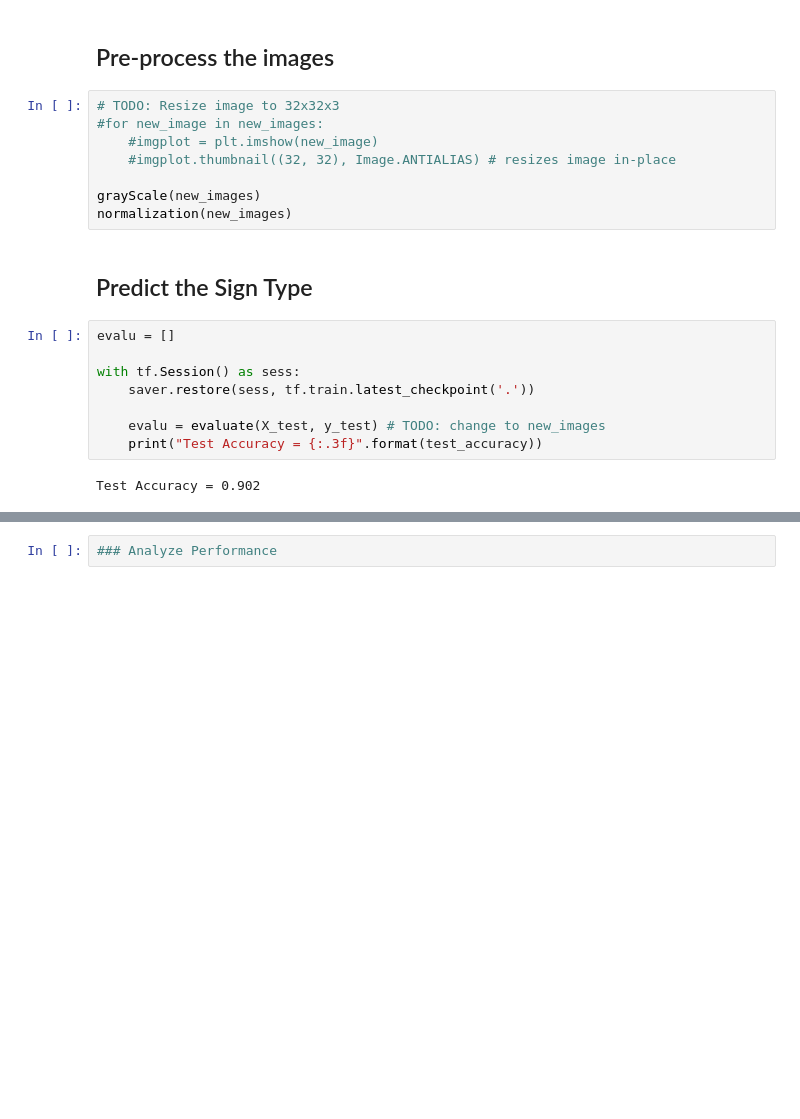
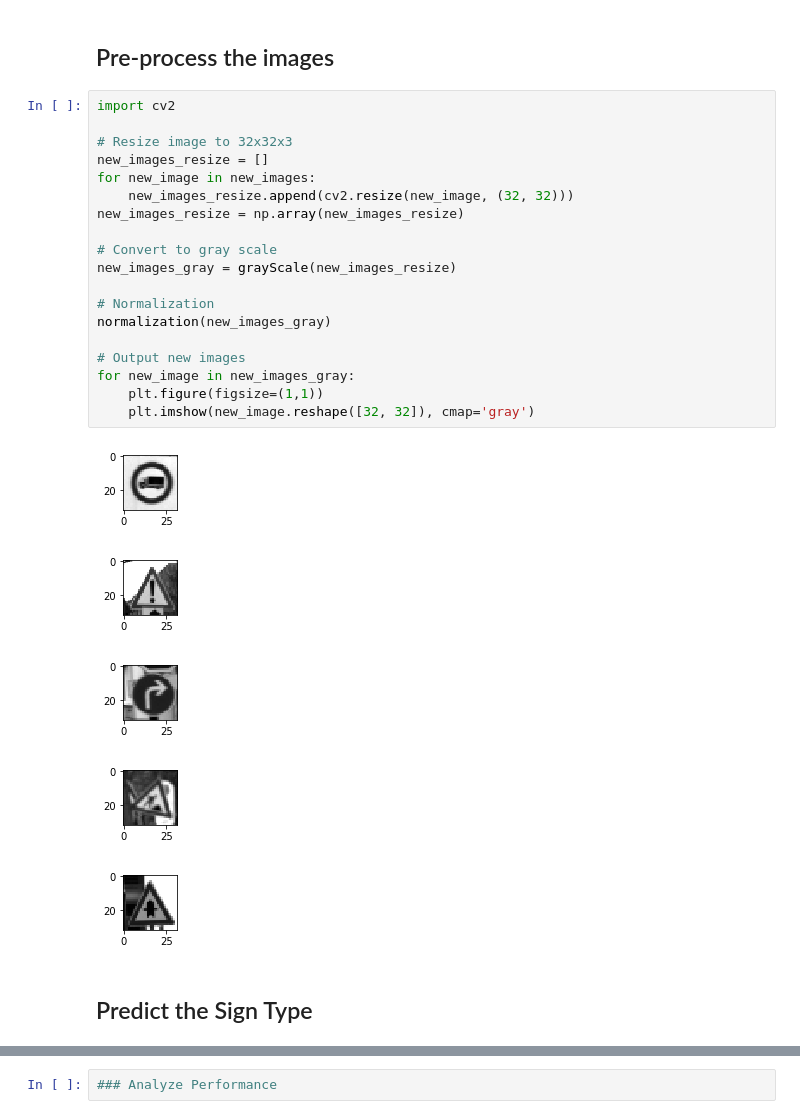
Before and after one commit to lelordoftech/Udacity, a Jupyter notebook: CarND-Traffic-Sign-Classifier-Project/Traffic_Sign_Classifier.ipynb, the cells around one changed output, grey strips where cells are left out. Cells and saved outputs as stored; diff of their text form; blank space fills up the shorter version.

```diff
--- a/CarND-Traffic-Sign-Classifier-Project/Traffic_Sign_Classifier.ipynb
+++ b/CarND-Traffic-Sign-Classifier-Project/Traffic_Sign_Classifier.ipynb
@@ -411,23 +452,30 @@ new_images = np.array(new_images)
 ### Feel free to use as many code cells as needed.
 # %% [markdown]
 ## Pre-process the images
-# %%
-# TODO: Resize image to 32x32x3
-#for new_image in new_images:
-    #imgplot = plt.imshow(new_image)
-    #imgplot.thumbnail((32, 32), Image.ANTIALIAS) # resizes image in-place
-
-grayScale(new_images)
-normalization(new_images)
+# %%
+import cv2
+
+# Resize image to 32x32x3
+new_images_resize = []
+for new_image in new_images:
+    new_images_resize.append(cv2.resize(new_image, (32, 32)))
+new_images_resize = np.array(new_images_resize)
+
+# Convert to gray scale
+new_images_gray = grayScale(new_images_resize)
+
+# Normalization
+normalization(new_images_gray)
+
+# Output new images
+for new_image in new_images_gray:
+    plt.figure(figsize=(1,1))
+    plt.imshow(new_image.reshape([32, 32]), cmap='gray')
+# %% [output]
+[figure, added]
+[figure, added]
+[figure, added]
+[figure, added]
+[figure, added]
 # %% [markdown]
 ## Predict the Sign Type
-# %%
-evalu = []
-
-with tf.Session() as sess:
-    saver.restore(sess, tf.train.latest_checkpoint('.'))
-
-    evalu = evaluate(X_test, y_test) # TODO: change to new_images
-    print("Test Accuracy = {:.3f}".format(test_accuracy))
-# %% [output]
-Test Accuracy = 0.902
```
Also changed, not shown: parts of 14 cells of this notebook, 5 other files.
